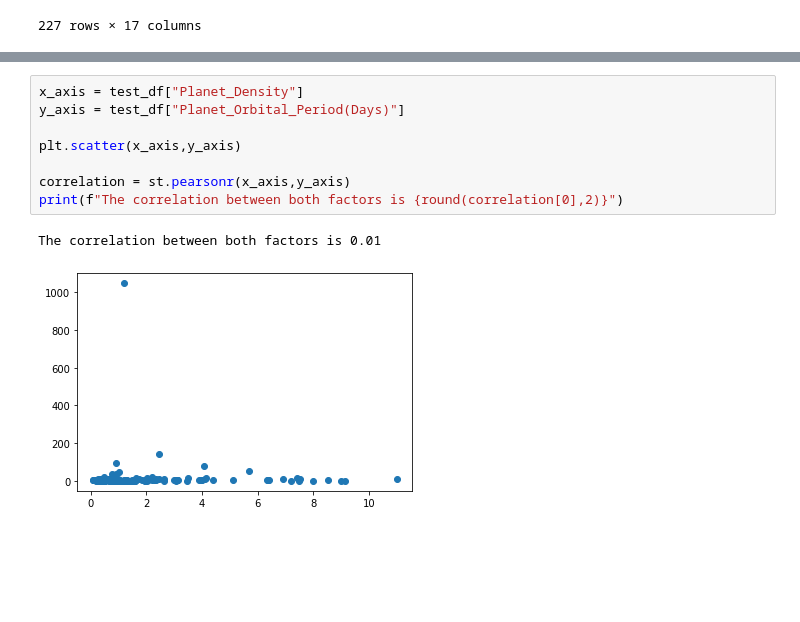
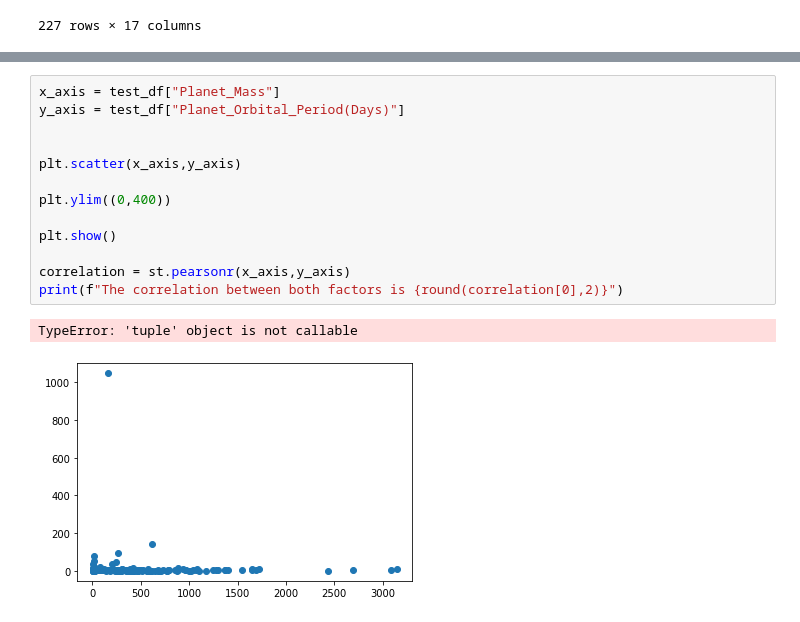
Before and after one commit to jonsb-coding/Stellar_Research, a Jupyter notebook: AY/CleanData.ipynb, the cells around one changed output, grey strips where cells are left out. Cells and saved outputs as stored; diff of their text form; blank space fills up the shorter version.

Commit message:
added correlation between planet mass and orbit

```diff
--- a/AY/CleanData.ipynb
+++ b/AY/CleanData.ipynb
@@ -147,13 +147,18 @@ The the median of days is: 3.4741085
 Values below -0.55873785 could be outliers.
 Values above 7.90739095 could be outliers.
 # %%
-x_axis = test_df["Planet_Density"]
+x_axis = test_df["Planet_Mass"]
 y_axis = test_df["Planet_Orbital_Period(Days)"]
+
 
 plt.scatter(x_axis,y_axis)
 
+plt.ylim((0,400))
+
+plt.show()
+
 correlation = st.pearsonr(x_axis,y_axis)
 print(f"The correlation between both factors is {round(correlation[0],2)}")
 # %% [output]
-The correlation between both factors is 0.01
+TypeError: 'tuple' object is not callable
-[figure, old version]
+[figure, new version]
```
Also changed, not shown: parts of 1 cell of this notebook.
